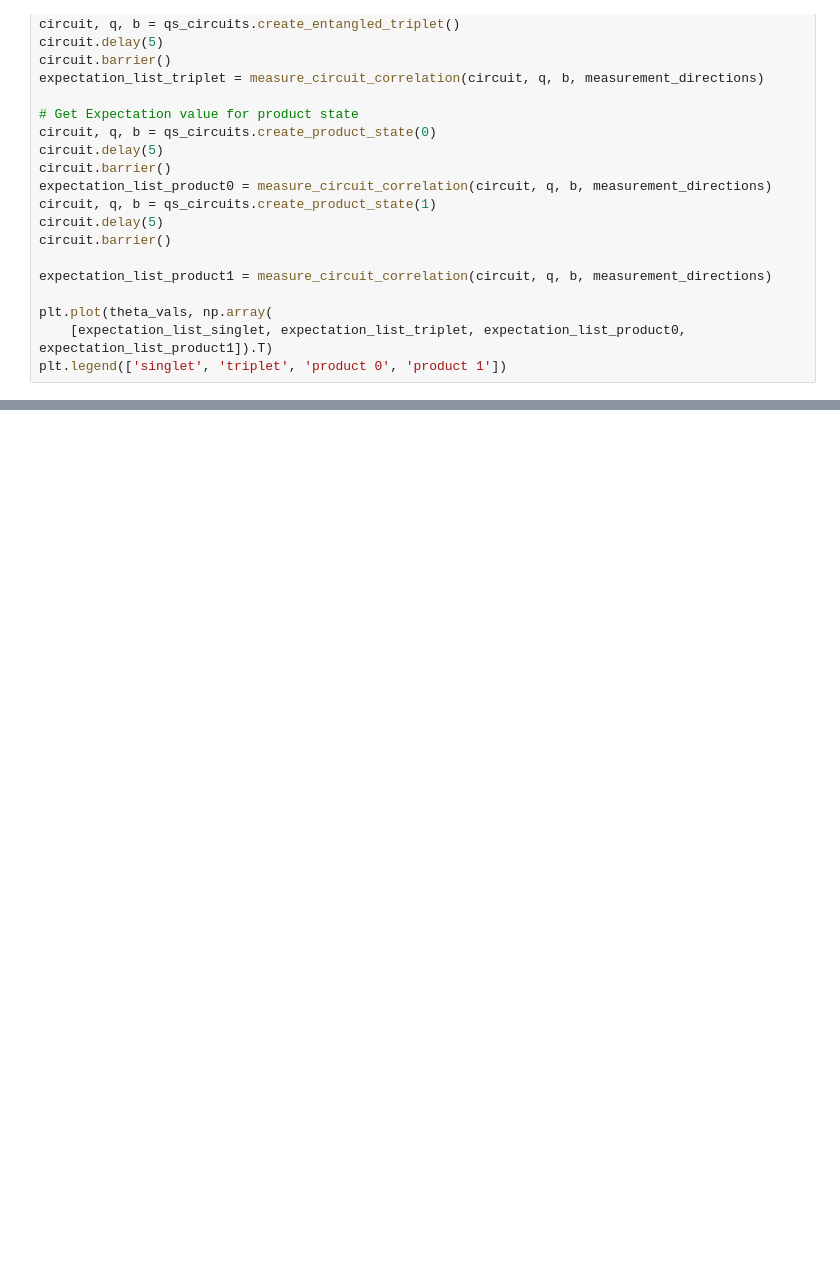
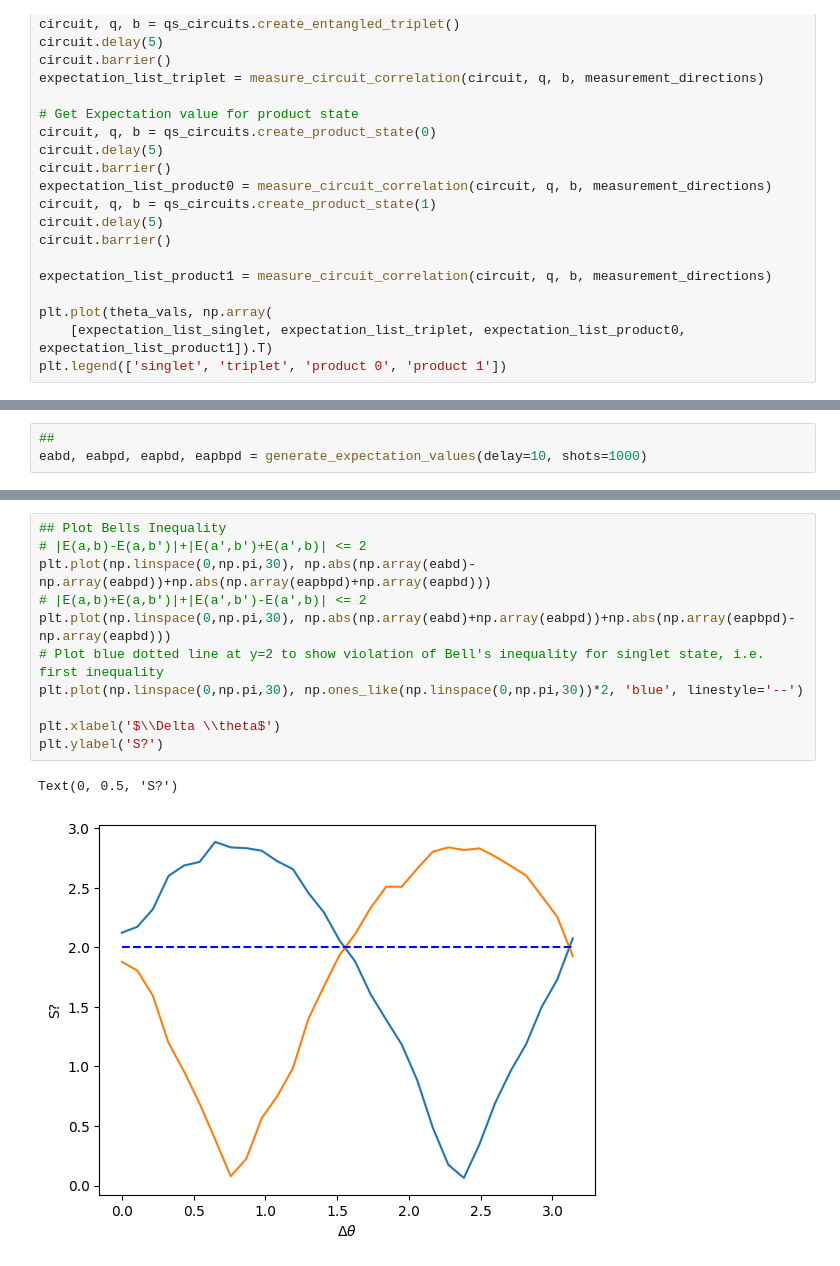
Before and after one commit to zds-dev/QuantumCoherentProject, a Jupyter notebook: notebooks/Initial tests.ipynb, the cells around one changed output, grey strips where cells are left out. Saved outputs shown, nothing was run; the diff lists cells and outputs as text; blank space fills up the shorter version.

```diff
--- a/notebooks/Initial tests.ipynb
+++ b/notebooks/Initial tests.ipynb
@@ -191,0 +182,3 @@ Text(0.5, 0, '$\\Delta \\theta$')
+# %%
+##
+eabd, eabpd, eapbd, eapbpd = generate_expectation_values(delay=10, shots=1000)
@@ -191,0 +203,14 @@ Text(0.5, 0, '$\\Delta \\theta$')
+# %%
+## Plot Bells Inequality
+# |E(a,b)-E(a,b')|+|E(a',b')+E(a',b)| <= 2
+plt.plot(np.linspace(0,np.pi,30), np.abs(np.array(eabd)-np.array(eabpd))+np.abs(np.array(eapbpd)+np.array(eapbd)))
+# |E(a,b)+E(a,b')|+|E(a',b')-E(a',b)| <= 2
+plt.plot(np.linspace(0,np.pi,30), np.abs(np.array(eabd)+np.array(eabpd))+np.abs(np.array(eapbpd)-np.array(eapbd)))
+# Plot blue dotted line at y=2 to show violation of Bell's inequality for singlet state, i.e. first inequality
+plt.plot(np.linspace(0,np.pi,30), np.ones_like(np.linspace(0,np.pi,30))*2, 'blue', linestyle='--')
+
+plt.xlabel('$\\Delta \\theta$')
+plt.ylabel('S?')
+# %% [output]
+Text(0, 0.5, 'S?')
+[figure, added]
```
Also changed, not shown: parts of 10 cells of this notebook, 1 other file.
